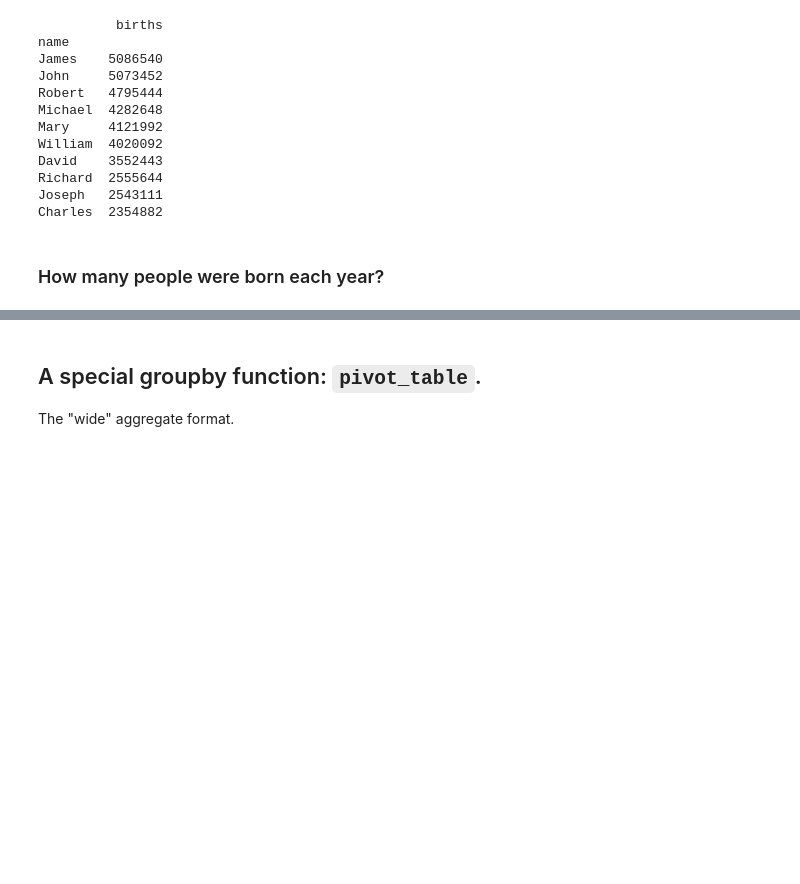
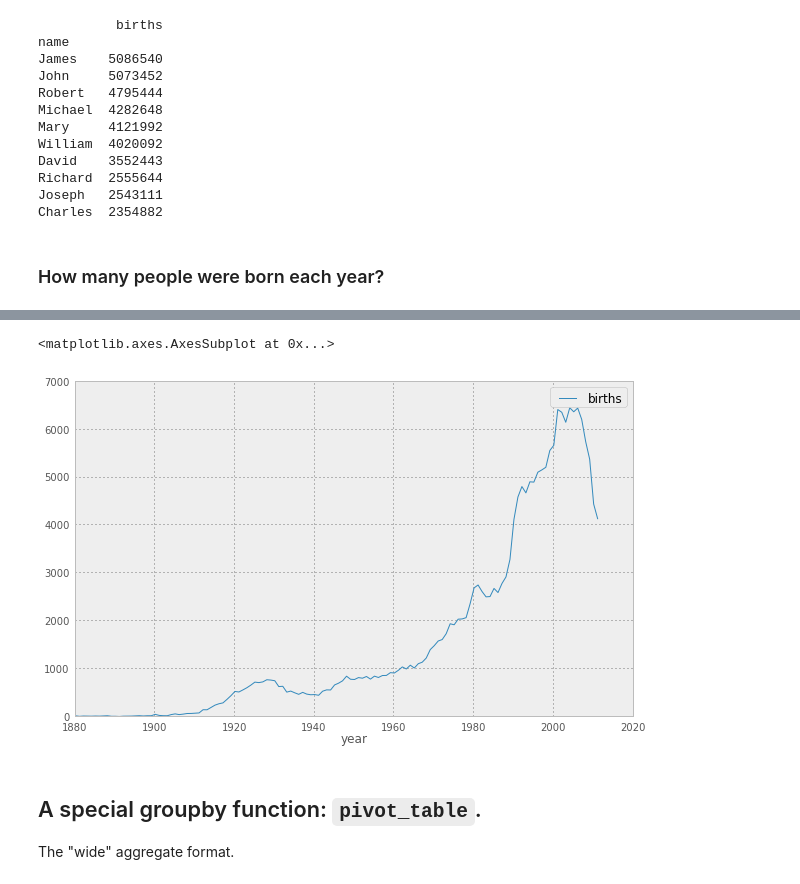
Before and after one commit to vijayv/Meetup-Fall-2013, a Jupyter notebook: python/lecture_12_pandas_groupby.ipynb, the cells around one changed output, grey strips where cells are left out. Saved outputs shown, nothing was run; the diff lists cells and outputs as text; code cells hidden in the pictures; blank space fills up the shorter version.

```diff
--- a/python/lecture_12_pandas_groupby.ipynb
+++ b/python/lecture_12_pandas_groupby.ipynb
@@ -241,3 +246,10 @@ plt.show()
+# %%
+mask1 = names['name'] == 'Jesus'
+mask2 = names['gender'] == 'M'
+names[(mask1) & (mask2)].groupby('year').sum().plot()
+# %% [output]
+<matplotlib.axes.AxesSubplot at 0x...>
+[figure, added]
 # %% [markdown]
 ## A special groupby function: `pivot_table`.
 
```
Also changed, not shown: parts of 7 cells of this notebook, 22 other files.
